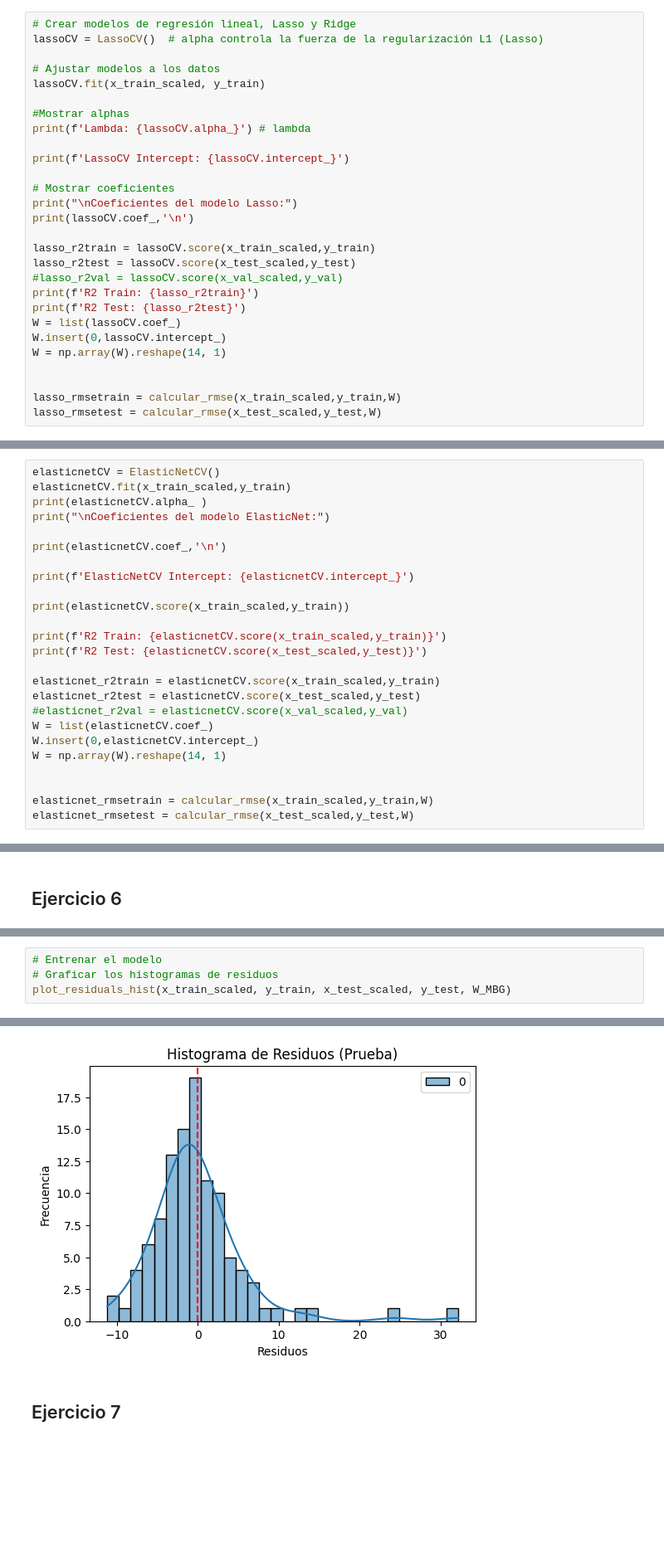
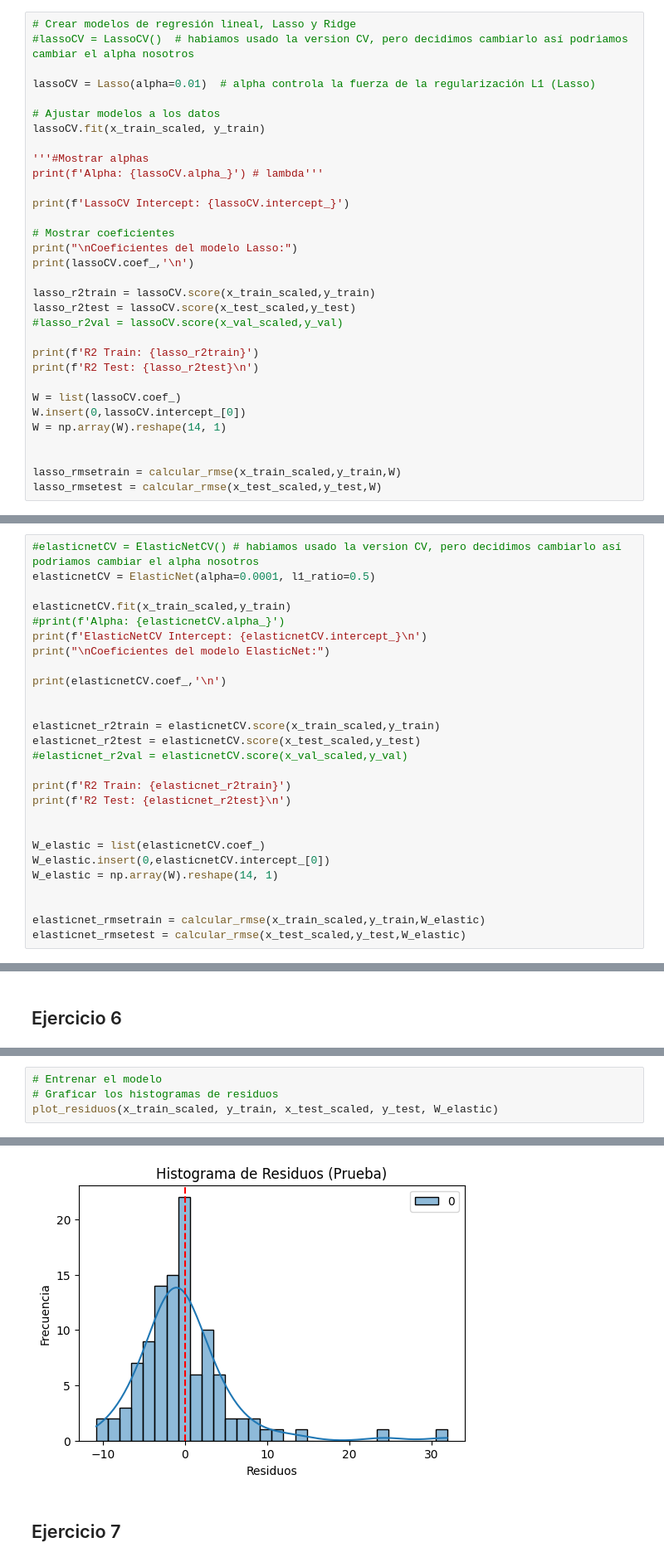
Before and after one commit to therokitoki/AA1-TUIA-Alsop-Hachen, a Jupyter notebook: tp.ipynb, the cells around one changed output, grey strips where cells are left out. Shown at 83% size. Saved outputs shown, nothing was run; the diff lists cells and outputs as text; blank space fills up the shorter version.

Commit message:
Update modelos
Se cambio de LassoCV, RidgeCV y ElasticNetCV a sus versiones comunes.

```diff
--- a/tp.ipynb
+++ b/tp.ipynb
@@ -818,13 +873,15 @@ data.append(['Gradiente Mini Batch',
 ### LASSO
 # %%
 # Crear modelos de regresión lineal, Lasso y Ridge
-lassoCV = LassoCV()  # alpha controla la fuerza de la regularización L1 (Lasso)
+#lassoCV = LassoCV()  # habiamos usado la version CV, pero decidimos cambiarlo así podriamos cambiar el alpha nosotros
+
+lassoCV = Lasso(alpha=0.01)  # alpha controla la fuerza de la regularización L1 (Lasso)
 
 # Ajustar modelos a los datos
 lassoCV.fit(x_train_scaled, y_train)
 
-#Mostrar alphas
-print(f'Lambda: {lassoCV.alpha_}') # lambda
+'''#Mostrar alphas
+print(f'Alpha: {lassoCV.alpha_}') # lambda'''
 
 print(f'LassoCV Intercept: {lassoCV.intercept_}')
 
@@ -835,10 +892,12 @@ print(lassoCV.coef_,'\n')
 lasso_r2train = lassoCV.score(x_train_scaled,y_train)
 lasso_r2test = lassoCV.score(x_test_scaled,y_test)
 #lasso_r2val = lassoCV.score(x_val_scaled,y_val)
+
 print(f'R2 Train: {lasso_r2train}')
-print(f'R2 Test: {lasso_r2test}')
+print(f'R2 Test: {lasso_r2test}\n')
+
 W = list(lassoCV.coef_)
-W.insert(0,lassoCV.intercept_)
+W.insert(0,lassoCV.intercept_[0])
 W = np.array(W).reshape(14, 1)
 
 
@@ -909,28 +970,30 @@ data.append(['Ridge',
 # %% [markdown]
 ### Elastic Net
 # %%
-elasticnetCV = ElasticNetCV()
+#elasticnetCV = ElasticNetCV() # habiamos usado la version CV, pero decidimos cambiarlo así podriamos cambiar el alpha nosotros
+elasticnetCV = ElasticNet(alpha=0.0001, l1_ratio=0.5)
+
 elasticnetCV.fit(x_train_scaled,y_train)
-print(elasticnetCV.alpha_ )
+#print(f'Alpha: {elasticnetCV.alpha_}')
+print(f'ElasticNetCV Intercept: {elasticnetCV.intercept_}\n')
 print("\nCoeficientes del modelo ElasticNet:")
 
 print(elasticnetCV.coef_,'\n')
 
-print(f'ElasticNetCV Intercept: {elasticnetCV.intercept_}')
-
-print(elasticnetCV.score(x_train_scaled,y_train))
-
-print(f'R2 Train: {elasticnetCV.score(x_train_scaled,y_train)}')
-print(f'R2 Test: {elasticnetCV.score(x_test_scaled,y_test)}')
 
 elasticnet_r2train = elasticnetCV.score(x_train_scaled,y_train)
 elasticnet_r2test = elasticnetCV.score(x_test_scaled,y_test)
 #elasticnet_r2val = elasticnetCV.score(x_val_scaled,y_val)
-W = list(elasticnetCV.coef_)
-W.insert(0,elasticnetCV.intercept_)
-W = np.array(W).reshape(14, 1)
+
+print(f'R2 Train: {elasticnet_r2train}')
+print(f'R2 Test: {elasticnet_r2test}\n')
 
 
-elasticnet_rmsetrain = calcular_rmse(x_train_scaled,y_train,W)
-elasticnet_rmsetest = calcular_rmse(x_test_scaled,y_test,W)
+W_elastic = list(elasticnetCV.coef_)
+W_elastic.insert(0,elasticnetCV.intercept_[0])
+W_elastic = np.array(W).reshape(14, 1)
+
+
+elasticnet_rmsetrain = calcular_rmse(x_train_scaled,y_train,W_elastic)
+elasticnet_rmsetest = calcular_rmse(x_test_scaled,y_test,W_elastic)
 # %% [output]
@@ -1004,5 +1035,5 @@ def plot_residuals_hist(X_train, y_train, X_test, y_test, W):
 # %%
 # Entrenar el modelo
 # Graficar los histogramas de residuos
-plot_residuals_hist(x_train_scaled, y_train, x_test_scaled, y_test, W_MBG)
+plot_residuos(x_train_scaled, y_train, x_test_scaled, y_test, W_elastic)
 # %% [output]
@@ -1010,3 +1041,3 @@ plot_residuals_hist(x_train_scaled, y_train, x_test_scaled, y_test, W_MBG)
-[figure, old version]
+[figure, new version]
 # %% [markdown]
 ## Ejercicio 7
```
Also changed, not shown: parts of 20 cells of this notebook.
